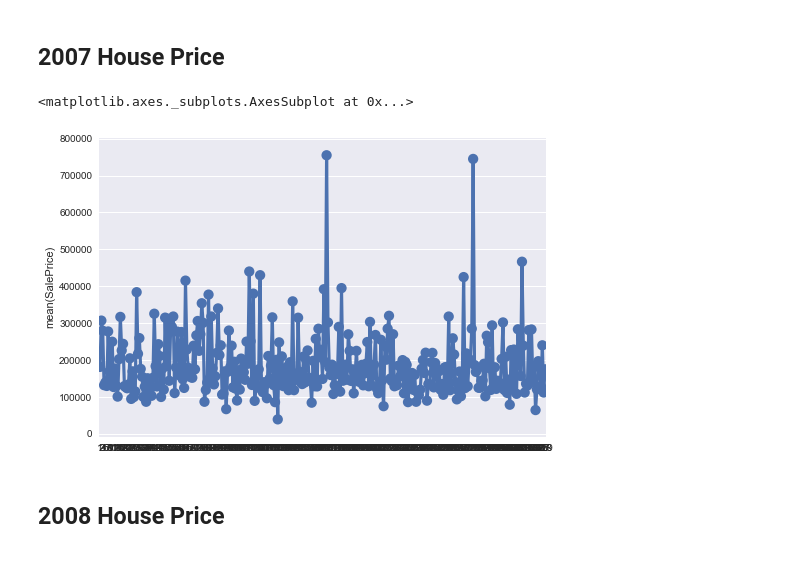
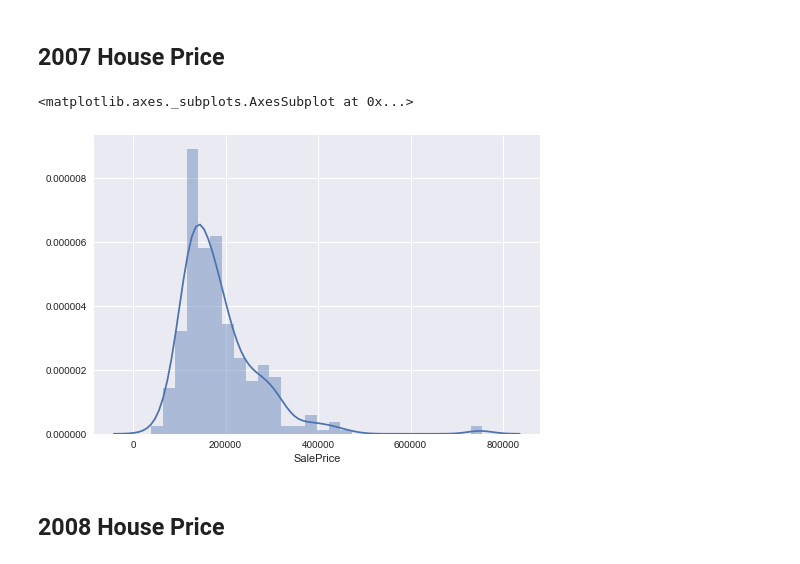
Before and after one commit to AngeloK/house-price-prediction, a Jupyter notebook: main-notebook.ipynb, the cells around one changed output. Cells and saved outputs as stored; diff of their text form; code cells hidden in the pictures.

```diff
--- a/main-notebook.ipynb
+++ b/main-notebook.ipynb
@@ -36,11 +36,12 @@ year_sorted = year_price.sort_values(by='SalePrice')
 m, n = year_sorted.shape
 # %% [markdown]
 ## 2007 House Price
-# %%
-sn.pointplot([x for x in range(1, m+1)], year_price['SalePrice'])
-# %% [output]
-<matplotlib.axes._subplots.AxesSubplot at 0x...>
-[figure, removed]
+# %%
+year_price = df.loc[df['YrSold'] == 2007]
+sn.distplot(year_price['SalePrice'])
+# %% [output]
+<matplotlib.axes._subplots.AxesSubplot at 0x...>
+[figure, added]
 # %% [markdown]
 ## 2008 House Price
 # %%
```
Also changed, not shown: parts of 3 cells of this notebook.
